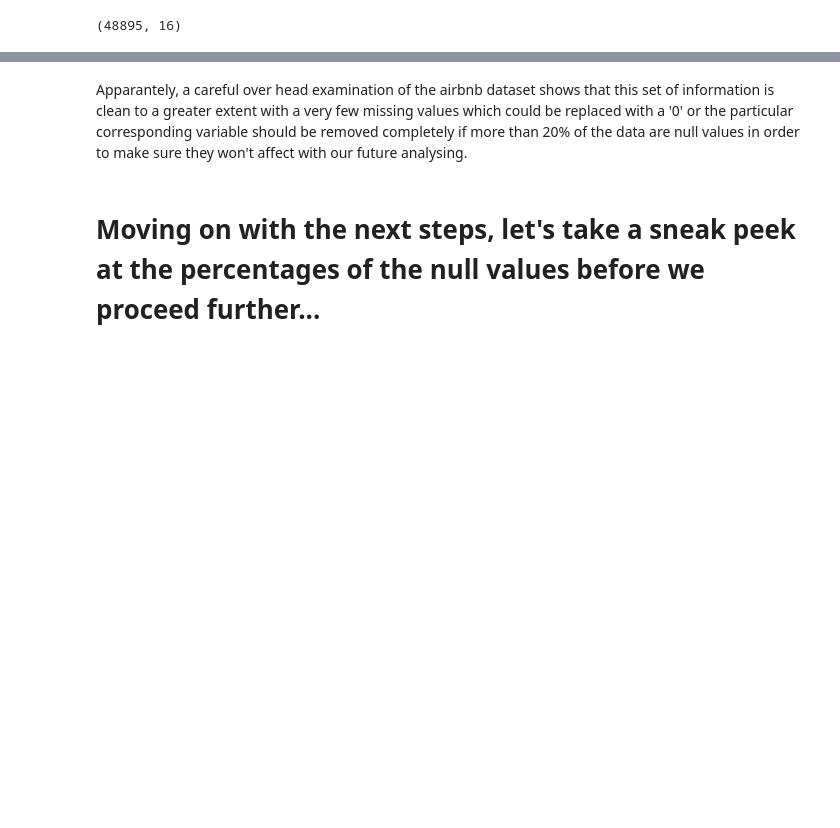
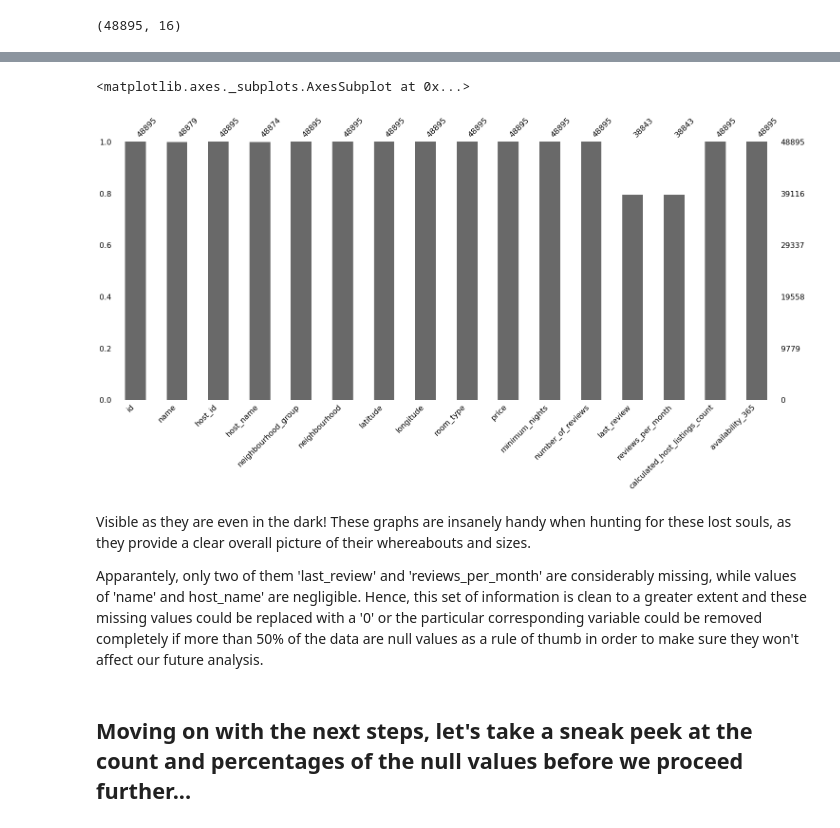
Before and after one commit to kawee424/almabetter-team-capstone-projects, a Jupyter notebook: Airbnb_Bookings_Analysis_Capstone_Project.ipynb, the cells around one changed output, grey strips where cells are left out. Cells and saved outputs as stored; diff of their text form; code cells hidden in the pictures; blank space fills up the shorter version.

```diff
--- a/Airbnb_Bookings_Analysis_Capstone_Project.ipynb
+++ b/Airbnb_Bookings_Analysis_Capstone_Project.ipynb
@@ -80,4 +122,12 @@ airbnb_df.describe()
+# %%
+#Visualize the missing values
+msno.bar(airbnb_df)
+# %% [output]
+<matplotlib.axes._subplots.AxesSubplot at 0x...>
+[figure, added]
 # %% [markdown]
-Apparantely, a careful over head examination of the airbnb dataset shows that this set of information is clean to a greater extent with a very few missing values which could be replaced with a '0' or the particular corresponding variable should be removed completely if more than 20% of the data are null values in order to make sure they won't affect with our future analysing.
+Visible as they are even in the dark! These graphs are insanely handy when hunting for these lost souls, as they provide a clear overall picture of their whereabouts and sizes.
+
+Apparantely, only two of them 'last_review' and 'reviews_per_month' are considerably missing, while values of 'name' and host_name' are negligible. Hence, this set of information is clean to a greater extent and these missing values could be replaced with a '0' or the particular corresponding variable could be removed completely if more than 50% of the data are null values as a rule of thumb in order to make sure they won't affect our future analysis.
 # %% [markdown]
-# Moving on with the next steps, let's take a sneak peek at the percentages of the null values before we proceed further...
+## Moving on with the next steps, let's take a sneak peek at the count and percentages of the null values before we proceed further...
```
Also changed, not shown: parts of 23 cells of this notebook.
